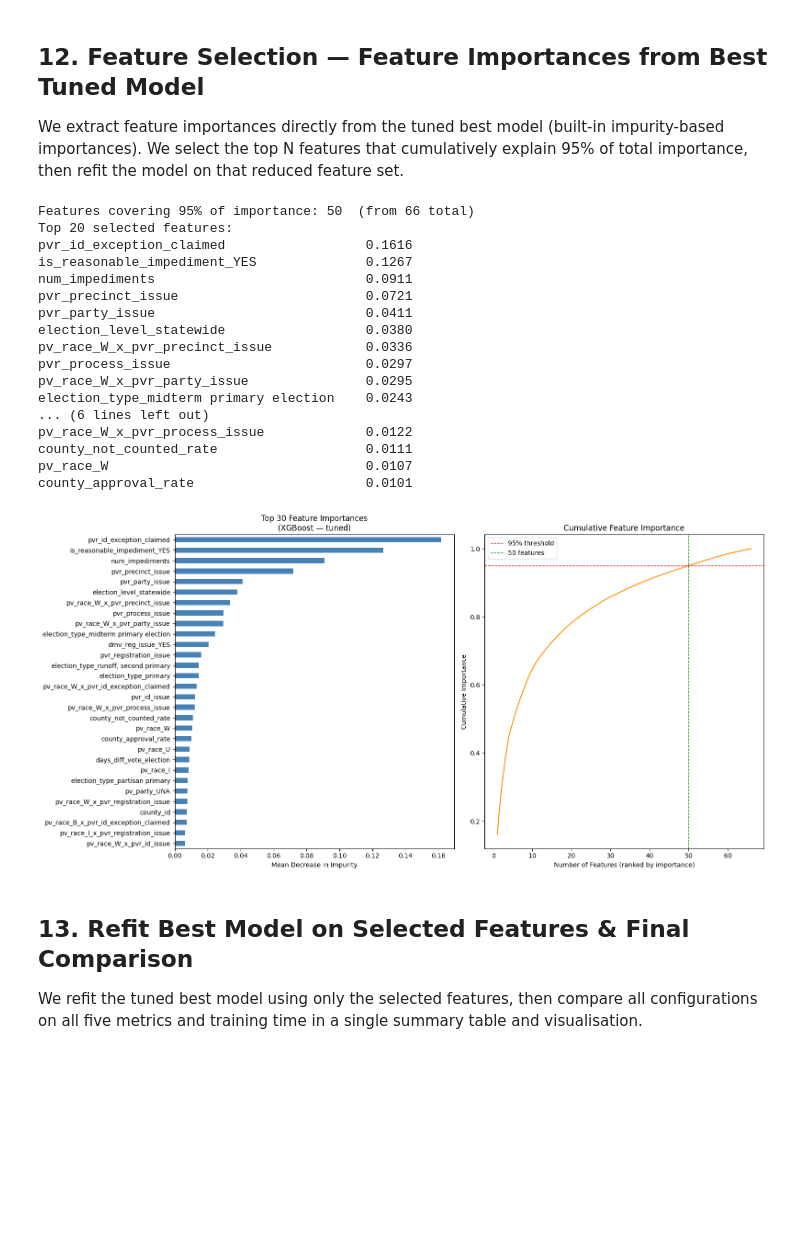
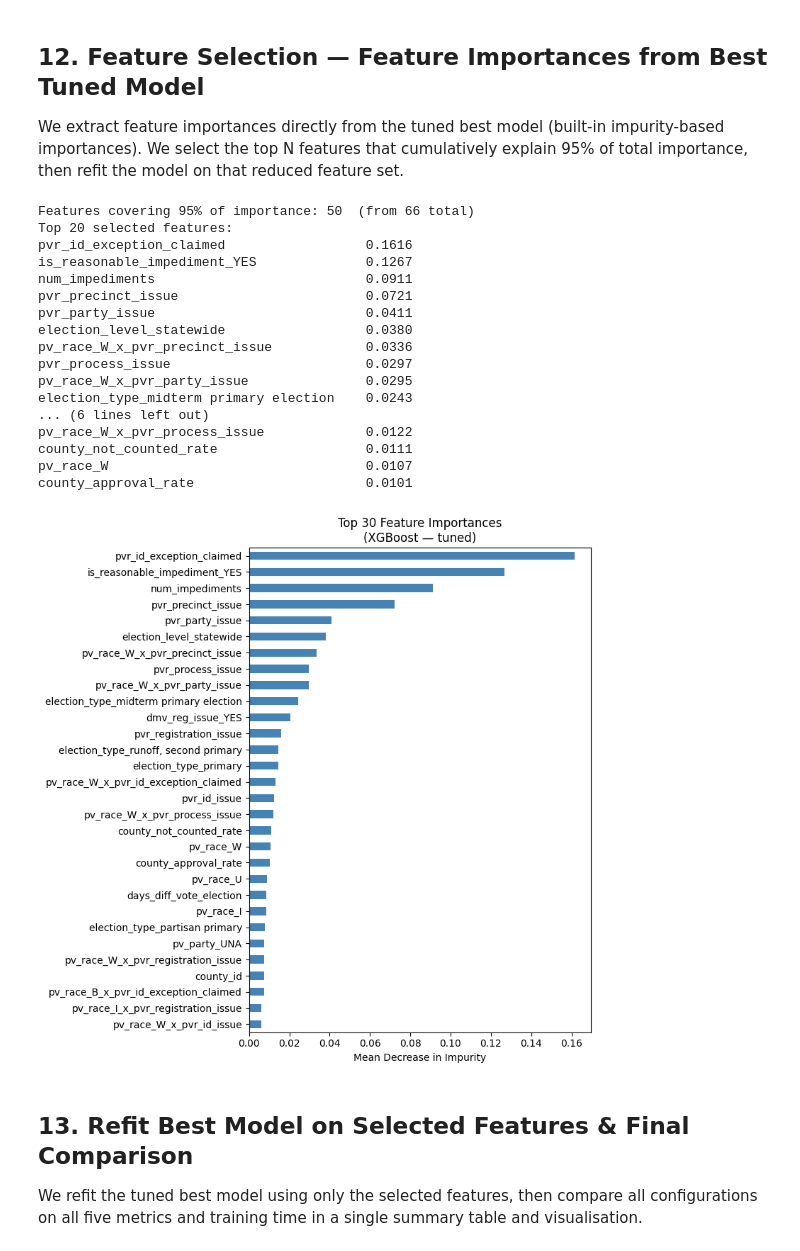
Before and after one commit to milidshah/Provisional-Ballots-NC, a Jupyter notebook: models/provisional_ballot_model.ipynb, the cells around one changed output. Cells and saved outputs as stored; diff of their text form; code cells hidden in the pictures; blank space fills up the shorter version.

```diff
--- a/models/provisional_ballot_model.ipynb
+++ b/models/provisional_ballot_model.ipynb
@@ -246,7 +245,6 @@ import pandas as pd
 from sklearn.compose import ColumnTransformer
 from sklearn.preprocessing import OneHotEncoder, StandardScaler
 from sklearn.pipeline import Pipeline
-from sklearn.linear_model import LogisticRegression
 from sklearn.dummy import DummyClassifier
 from sklearn.metrics import (accuracy_score, precision_score, recall_score,
                               f1_score, confusion_matrix, ConfusionMatrixDisplay)
@@ -304,29 +302,6 @@ print("Accuracy: ",  round(accuracy_score(y_test_baseline,  y_pred_dummy), 4))
 print("Precision:", round(precision_score(y_test_baseline, y_pred_dummy, zero_division=0), 4))
 print("Recall:   ", round(recall_score(y_test_baseline,    y_pred_dummy, zero_division=0), 4))
 print("F1 Score: ", round(f1_score(y_test_baseline,        y_pred_dummy, zero_division=0), 4))
-
-# ── 2. Logistic Regression baseline ───────────────────────────────────────────
-pipeline = Pipeline(steps=[
-    ('onehot', preprocessor),
-    ('model', LogisticRegression(max_iter=5000))
-])
-pipeline.fit(X_train_baseline, y_train_baseline)
-
-y_pred_baseline = pipeline.predict(X_test_baseline)
-
-print("\n=== Logistic Regression (baseline) ===")
-print("Accuracy: ",  round(accuracy_score(y_test_baseline,  y_pred_baseline), 4))
-print("Precision:", round(precision_score(y_test_baseline, y_pred_baseline, zero_division=0), 4))
-print("Recall:   ", round(recall_score(y_test_baseline,    y_pred_baseline, zero_division=0), 4))
-print("F1 Score: ", round(f1_score(y_test_baseline,        y_pred_baseline, zero_division=0), 4))
-
-# CONFUSION MATRIX — logistic regression baseline
-cm   = confusion_matrix(y_test_baseline, y_pred_baseline)
-disp = ConfusionMatrixDisplay(confusion_matrix=cm, display_labels=['Not Counted', 'Approved'])
-disp.plot(cmap='Blues')
-plt.title("Logistic Regression Baseline — Confusion Matrix")
-plt.show()
-
 X_train_baseline.columns.tolist()
 # %% [output]
 === Dummy Classifier (majority class) ===
@@ -1195,48 +1215,38 @@ n_features_95  = (cum_importance <= 0.95).sum() + 1
 selected_features = importances.iloc[:n_features_95].index.tolist()
 print(f"Features covering 95% of importance: {n_features_95}  (from {len(feature_names)} total)")
 print("Top 20 selected features:")
 print(importances.head(20).round(4).to_string())
 
 # ── Plot top 30 ────────────────────────────────────────────────────────────────
 top30 = importances.head(30)
-fig, axes = plt.subplots(1, 2, figsize=(16, 8))
 
-# Bar chart — top 30
-top30.sort_values().plot(kind='barh', ax=axes[0], color='steelblue')
-axes[0].set_title(f"Top 30 Feature Importances\n({best_model_name.split('(')[0].strip()} — tuned)")
-axes[0].set_xlabel("Mean Decrease in Impurity")
+fig, ax = plt.subplots(figsize=(8, 8))
 
-# Cumulative importance curve
-axes[1].plot(range(1, len(cum_importance)+1), cum_importance.values, color='darkorange')
-axes[1].axhline(0.95, color='red', linestyle='--', linewidth=1, label='95% threshold')
-axes[1].axvline(n_features_95, color='green', linestyle='--', linewidth=1,
-                label=f'{n_features_95} features')
-axes[1].set_xlabel("Number of Features (ranked by importance)")
-axes[1].set_ylabel("Cumulative Importance")
-axes[1].set_title("Cumulative Feature Importance")
-axes[1].legend()
+top30.sort_values().plot(kind='barh', ax=ax, color='steelblue')
+ax.set_title(f"Top 30 Feature Importances\n({best_model_name.split('(')[0].strip()} — tuned)")
+ax.set_xlabel("Mean Decrease in Impurity")
 
 plt.tight_layout()
 plt.show()
 # %% [output]
 Features covering 95% of importance: 50  (from 66 total)
 Top 20 selected features:
 pvr_id_exception_claimed                  0.1616
 is_reasonable_impediment_YES              0.1267
 num_impediments                           0.0911
 pvr_precinct_issue                        0.0721
 pvr_party_issue                           0.0411
 election_level_statewide                  0.0380
 pv_race_W_x_pvr_precinct_issue            0.0336
 pvr_process_issue                         0.0297
 pv_race_W_x_pvr_party_issue               0.0295
 election_type_midterm primary election    0.0243
 ... (6 lines left out)
 pv_race_W_x_pvr_process_issue             0.0122
 county_not_counted_rate                   0.0111
 pv_race_W                                 0.0107
 county_approval_rate                      0.0101
-[figure, old version]
+[figure, new version]
 # %% [markdown]
 ## **13. Refit Best Model on Selected Features & Final Comparison**
 
```
Also changed, not shown: parts of 12 cells of this notebook.
